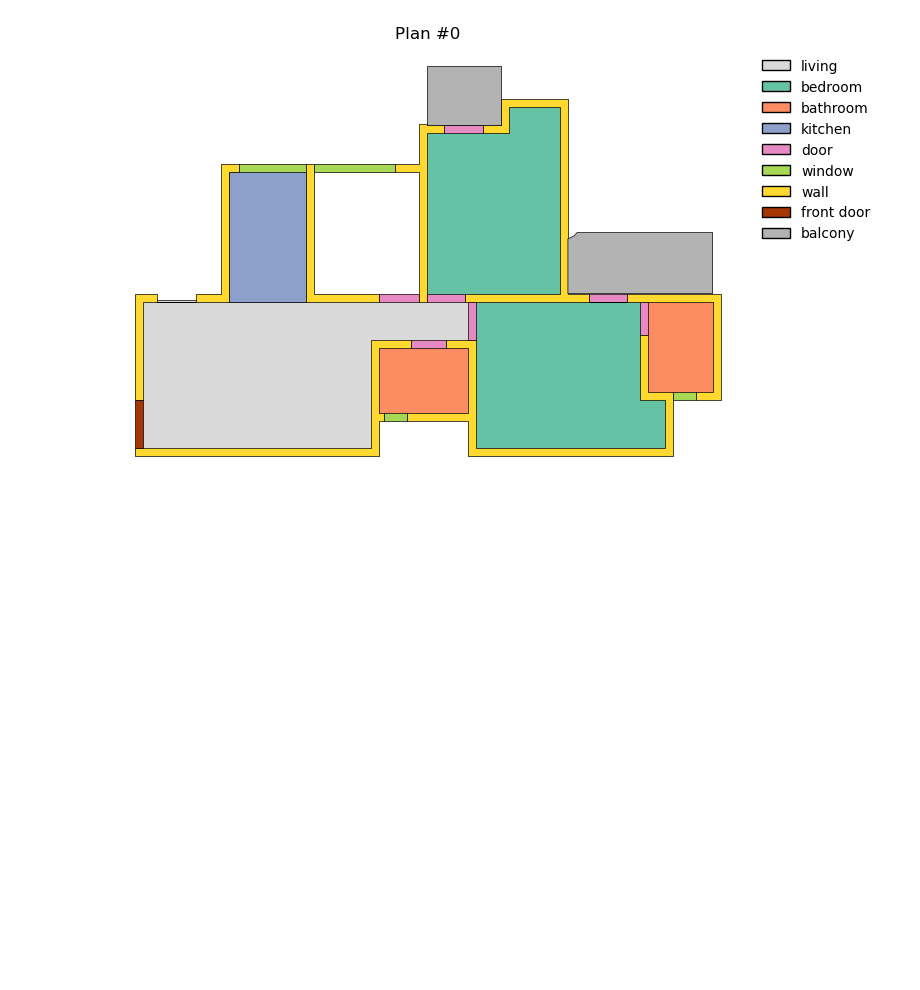
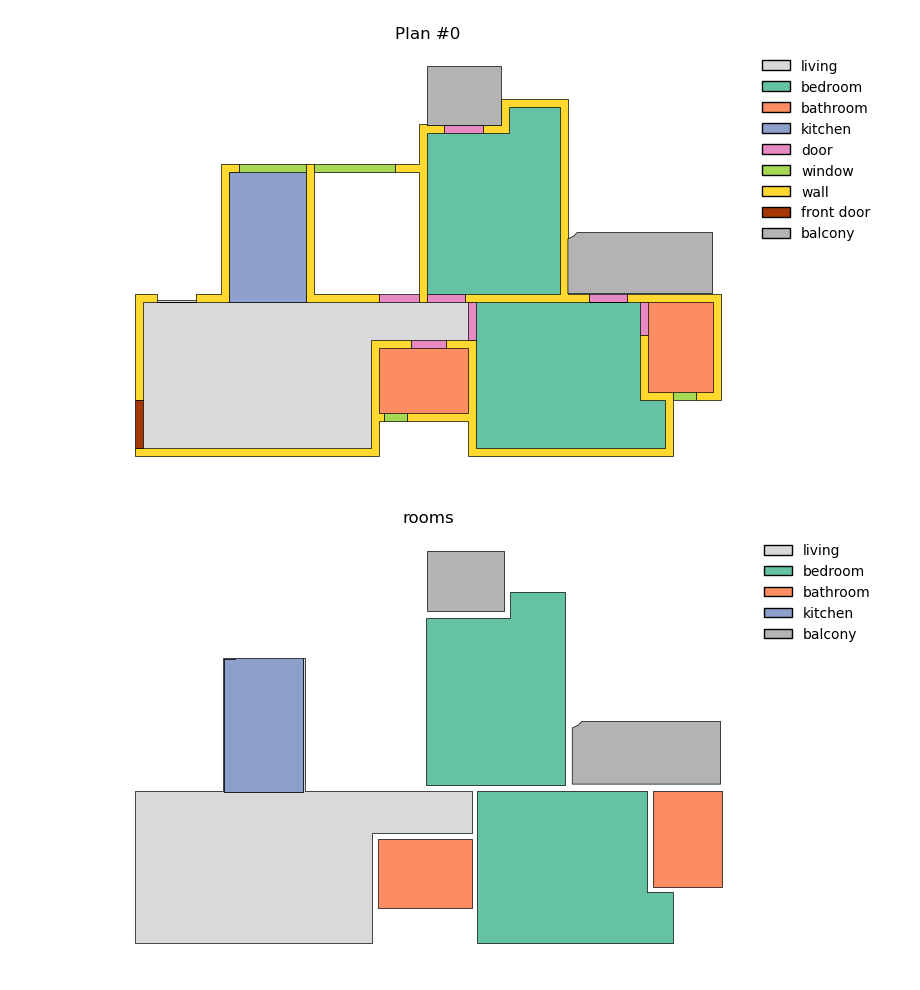
Before and after one commit to numanmuttaqi/Geometry-to-Ontology, a Jupyter notebook: Notebooks/resplan_wall_classes.ipynb, the cells around one changed output. Saved outputs shown, nothing was run; the diff lists cells and outputs as text; code cells hidden in the pictures; blank space fills up the shorter version.

```diff
--- a/Notebooks/resplan_wall_classes.ipynb
+++ b/Notebooks/resplan_wall_classes.ipynb
@@ -517,3 +517,35 @@ ax = plot_plan(plan, title=f'Plan #{0}')
 plt.show()
 # %% [output]
 [figure]
+# %%
+import sys, pathlib
+repo_root = pathlib.Path("/Users/muhammadnumanmuttaqi/Documents/MScITBE/Thesis/Thesis/Geometry-to-Ontology")
+if str(repo_root) not in sys.path:
+    sys.path.insert(0, str(repo_root))
+
+import sys, pickle, matplotlib.pyplot as plt
+sys.path.append('/mnt/data')
+
+from resplan_utils import normalize_keys, plot_plan, CATEGORY_COLORS
+
+# load a plan
+with open('../data/ResPlan.pkl','rb') as f:
+    plans = pickle.load(f)
+
+plan = normalize_keys(plans[0])
+
+# plot only the rooms
+colors = {**CATEGORY_COLORS}
+ax = plot_plan(
+    {"living": plan["living"],
+     "bedroom": plan["bedroom"],
+    "bathroom": plan["bathroom"],
+    "kitchen": plan["kitchen"],
+    "balcony": plan["balcony"]},
+    colors=colors,
+    legend=True,
+    title="rooms"
+)
+plt.show()
+# %% [output]
+[figure, added]
```
Also changed, not shown: 19 other files.
